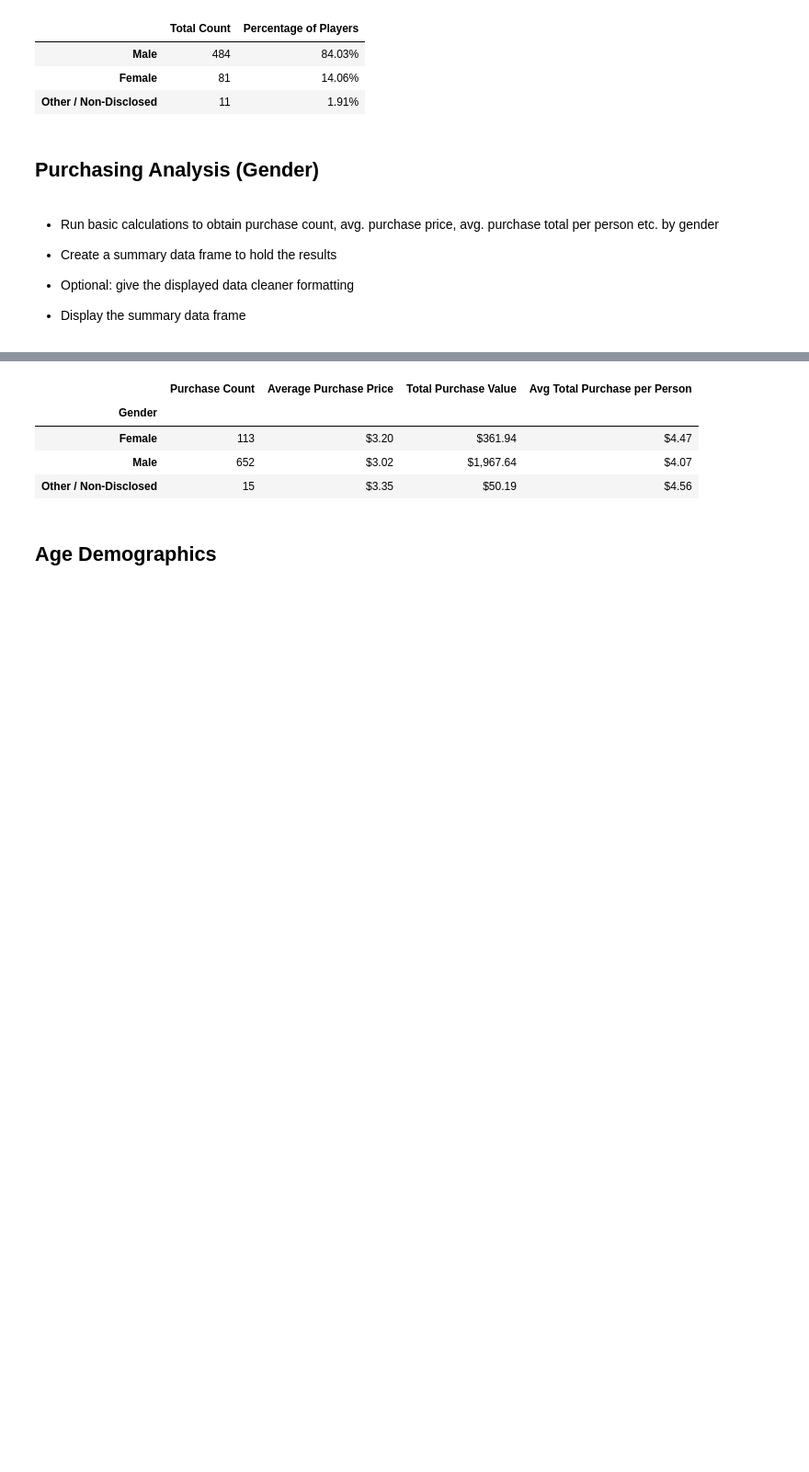
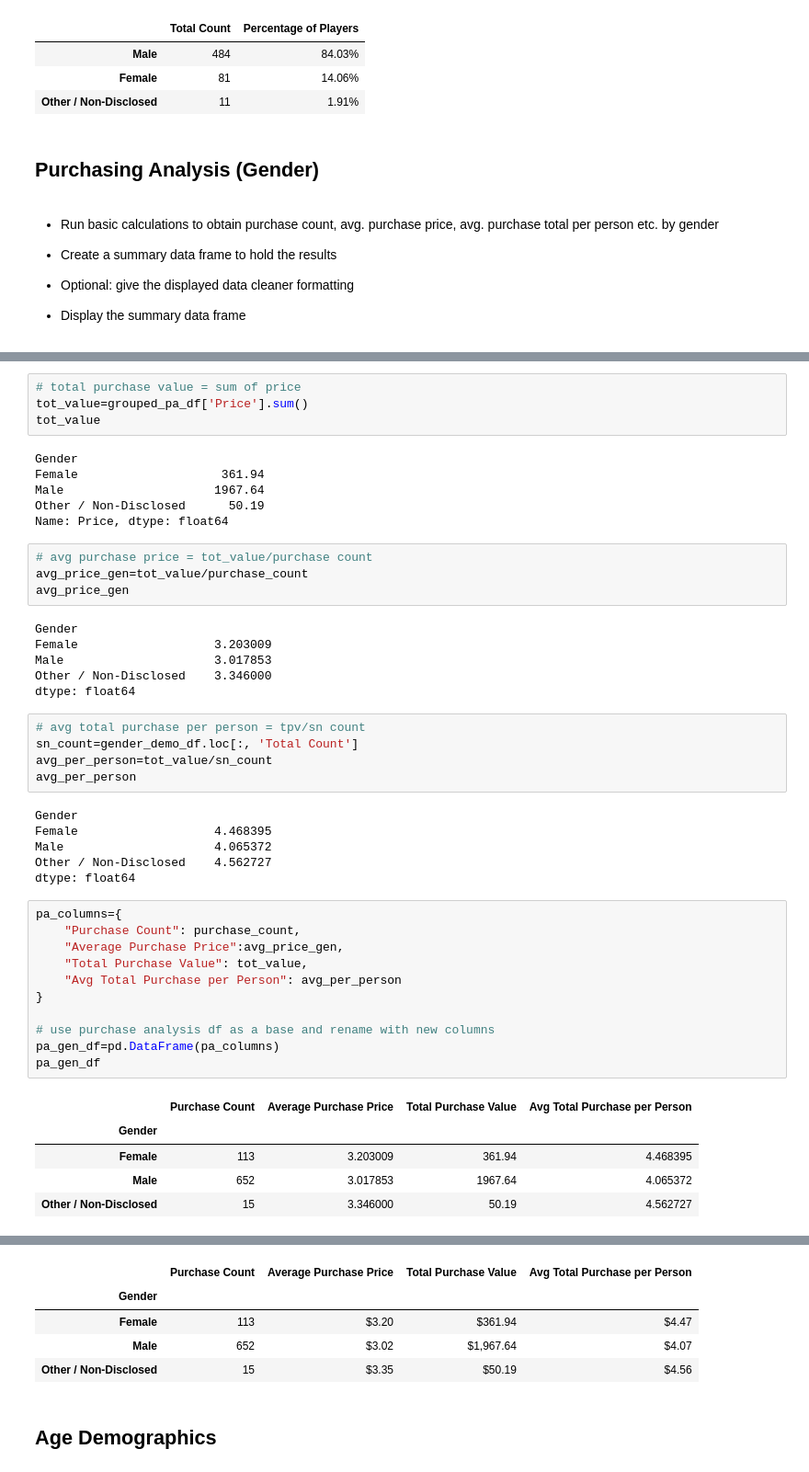
Before and after one commit to acsours/pandas-challenge, a Jupyter notebook: HeroesofPymoli/HeroesOfPymoli_starter-Copy1.ipynb, the cells around one changed output, grey strips where cells are left out. Shown at 92% size. Saved outputs shown, nothing was run; the diff lists cells and outputs as text; blank space fills up the shorter version.

```diff
--- a/HeroesofPymoli/HeroesOfPymoli_starter-Copy1.ipynb
+++ b/HeroesofPymoli/HeroesOfPymoli_starter-Copy1.ipynb
@@ -185,0 +215,48 @@ gender_demo_df.sort_values('Percentage of Players', ascending=False)
+# %%
+# total purchase value = sum of price
+tot_value=grouped_pa_df['Price'].sum()
+tot_value
+# %% [output]
+Gender
+Female                    361.94
+Male                     1967.64
+Other / Non-Disclosed      50.19
+Name: Price, dtype: float64
+# %%
+# avg purchase price = tot_value/purchase count
+avg_price_gen=tot_value/purchase_count
+avg_price_gen
+# %% [output]
+Gender
+Female                   3.203009
+Male                     3.017853
+Other / Non-Disclosed    3.346000
+dtype: float64
+# %%
+# avg total purchase per person = tpv/sn count
+sn_count=gender_demo_df.loc[:, 'Total Count']
+avg_per_person=tot_value/sn_count
+avg_per_person
+# %% [output]
+Gender
+Female                   4.468395
+Male                     4.065372
+Other / Non-Disclosed    4.562727
+dtype: float64
+# %%
+pa_columns={
+    "Purchase Count": purchase_count,
+    "Average Purchase Price":avg_price_gen,
+    "Total Purchase Value": tot_value,
+    "Avg Total Purchase per Person": avg_per_person
+}
+
+# use purchase analysis df as a base and rename with new columns
+pa_gen_df=pd.DataFrame(pa_columns)
+pa_gen_df
+# %% [output]
+|  | Purchase Count | Average Purchase Price | Total Purchase Value | Avg Total Purchase per Person |
+| Gender |  |  |  |  |
+| Female | 113 | 3.203009 | 361.94 | 4.468395 |
+| Male | 652 | 3.017853 | 1967.64 | 4.065372 |
+| Other / Non-Disclosed | 15 | 3.346000 | 50.19 | 4.562727 |
```
Also changed, not shown: parts of 6 cells of this notebook.
